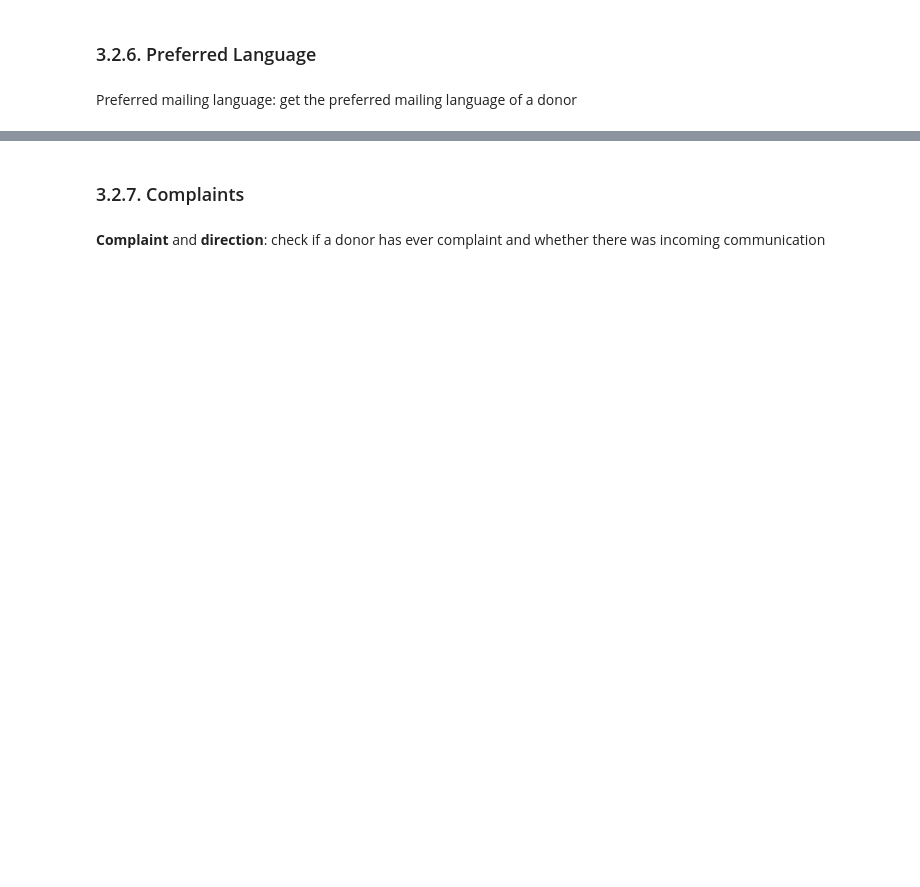
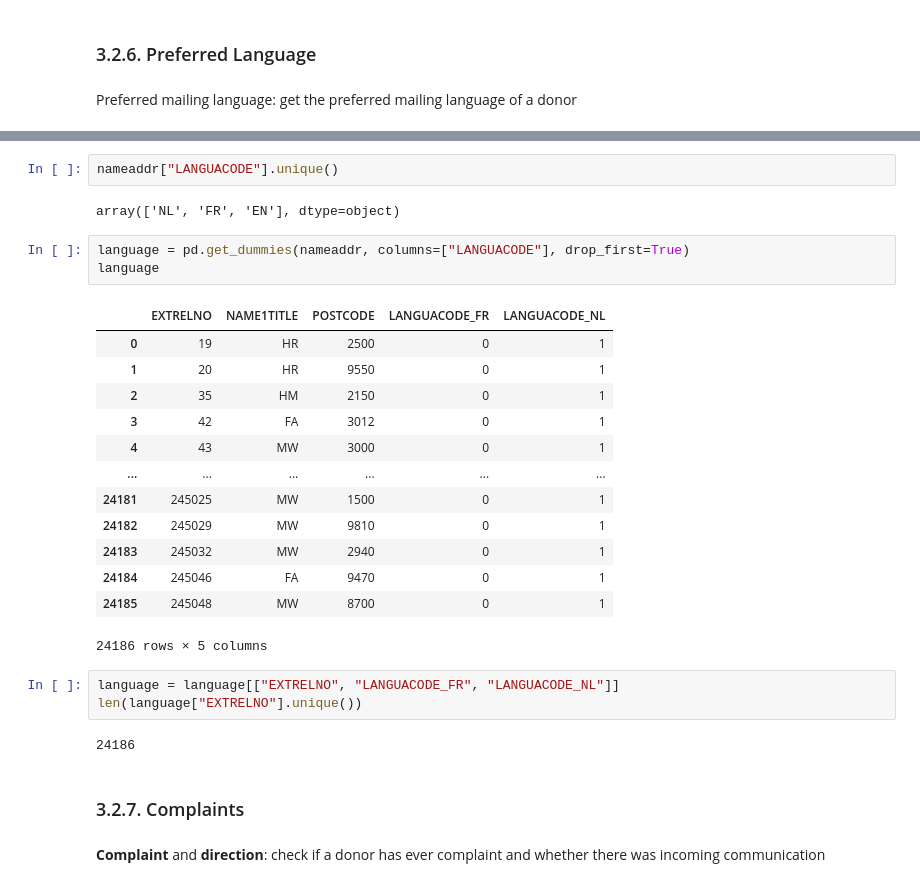
Before and after one commit to stefdepr/analytical_exercises, a Jupyter notebook: case_churn/Churn_Case.ipynb, the cells around one changed output, grey strips where cells are left out. Saved outputs shown, nothing was run; the diff lists cells and outputs as text; blank space fills up the shorter version.

```diff
--- a/case_churn/Churn_Case.ipynb
+++ b/case_churn/Churn_Case.ipynb
@@ -200,3 +333,29 @@ Preferred mailing language: get the preferred mailing language of a donor
+# %%
+nameaddr["LANGUACODE"].unique()
+# %% [output]
+array(['NL', 'FR', 'EN'], dtype=object)
+# %%
+language = pd.get_dummies(nameaddr, columns=["LANGUACODE"], drop_first=True)
+language
+# %% [output]
+|  | EXTRELNO | NAME1TITLE | POSTCODE | LANGUACODE_FR | LANGUACODE_NL |
+| 0 | 19 | HR | 2500 | 0 | 1 |
+| 1 | 20 | HR | 9550 | 0 | 1 |
+| 2 | 35 | HM | 2150 | 0 | 1 |
+| 3 | 42 | FA | 3012 | 0 | 1 |
+| 4 | 43 | MW | 3000 | 0 | 1 |
+| ... | ... | ... | ... | ... | ... |
+| 24181 | 245025 | MW | 1500 | 0 | 1 |
+| 24182 | 245029 | MW | 9810 | 0 | 1 |
+| 24183 | 245032 | MW | 2940 | 0 | 1 |
+| 24184 | 245046 | FA | 9470 | 0 | 1 |
+| 24185 | 245048 | MW | 8700 | 0 | 1 |
+24186 rows × 5 columns
+# %%
+language = language[["EXTRELNO", "LANGUACODE_FR", "LANGUACODE_NL"]]
+len(language["EXTRELNO"].unique())
+# %% [output]
+24186
 # %% [markdown]
 ### 3.2.7. Complaints
 # %% [markdown]
```
Also changed, not shown: parts of 29 cells of this notebook, 9 other files.
